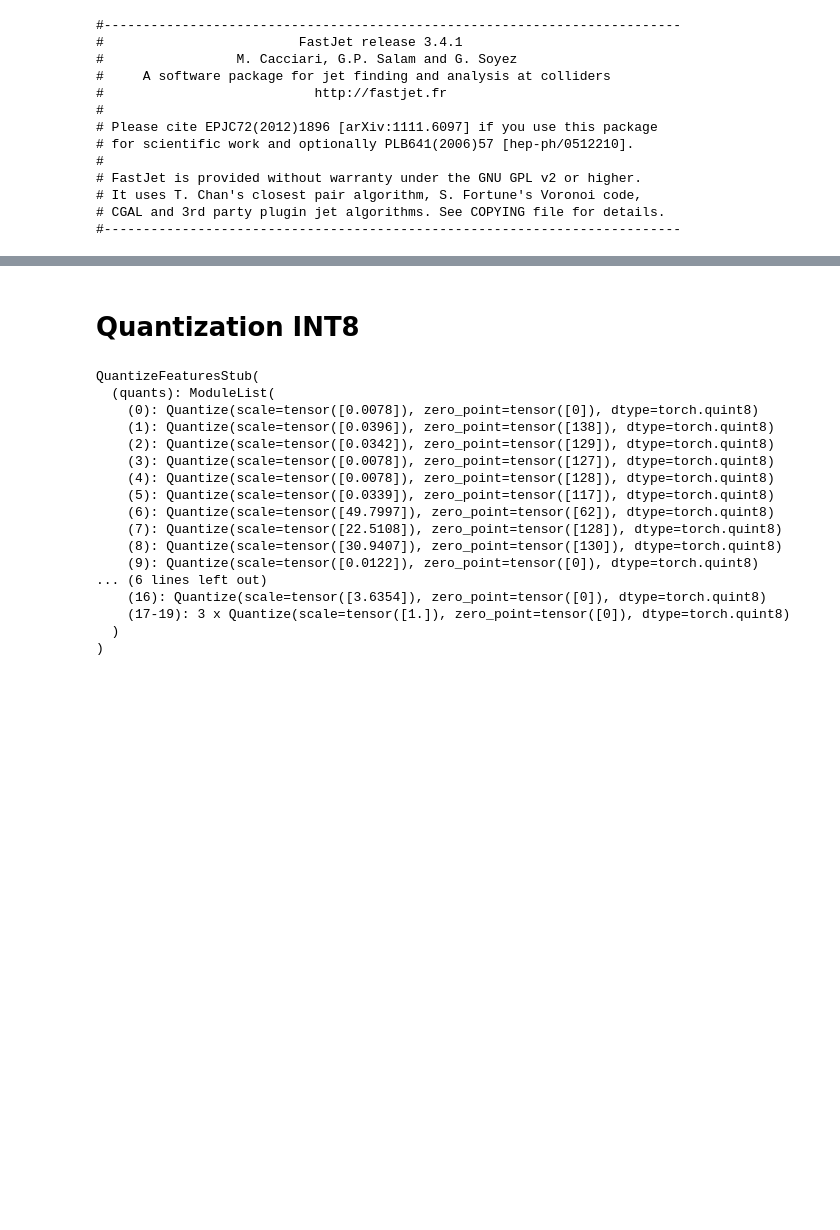
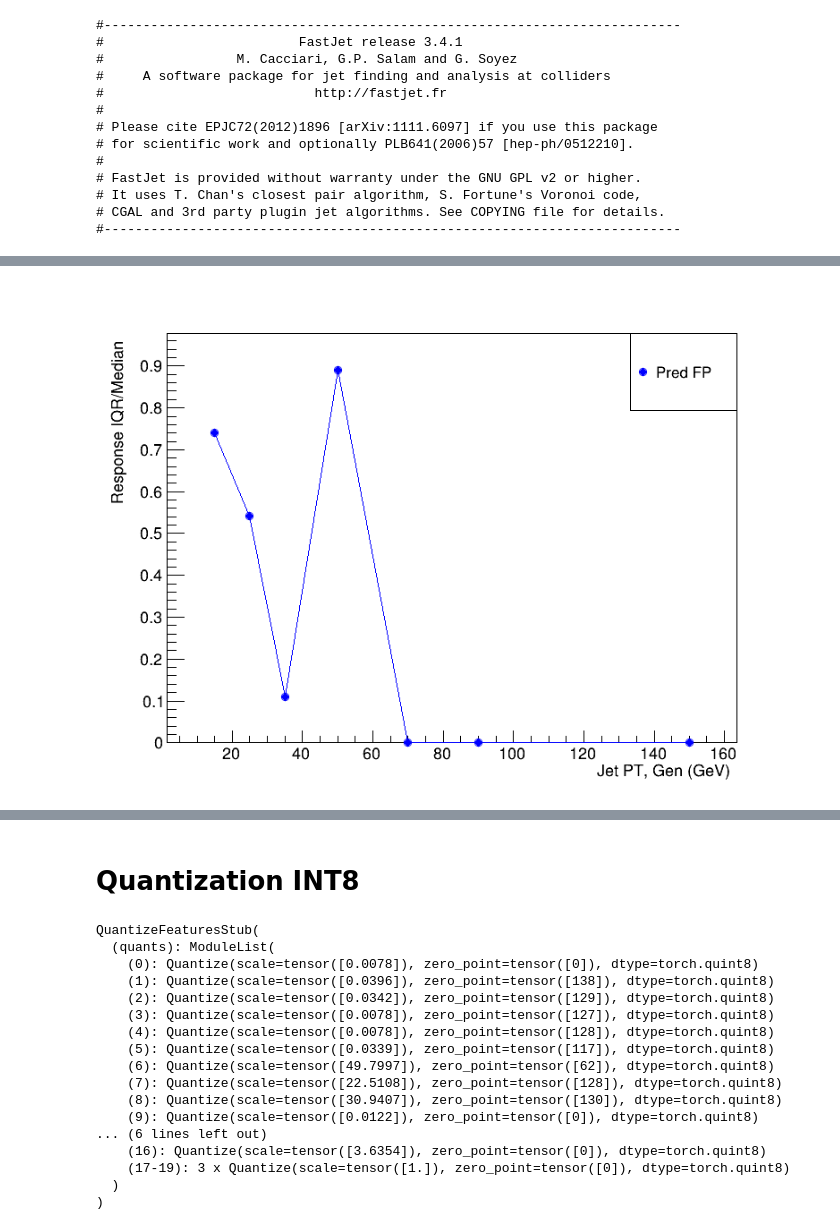
Before and after one commit to raj2022/quantization_prunings, a Jupyter notebook: quantization_pytorch/With Increased Statistics.ipynb, the cells around one changed output, grey strips where cells are left out. Cells and saved outputs as stored; diff of their text form; code cells hidden in the pictures; blank space fills up the shorter version.

```diff
--- a/quantization_pytorch/With Increased Statistics.ipynb
+++ b/quantization_pytorch/With Increased Statistics.ipynb
@@ -1480,0 +1481,75 @@ Warning in <TCanvas::Constructor>: Deleting canvas with same name: canvas
+# %%
+import ROOT
+import numpy as np
+
+# Define bins
+bins = [10, 20, 30, 40, 60, 80, 100, 200]
+
+# Initialize lists to store values
+x_vals = []
+ratio_iqr_median = []
+
+# Iterate over bins
+for i in range(len(bins) - 1):
+    lim_low = bins[i]
+    lim_hi = bins[i + 1]
+    x_vals.append(np.mean([lim_low, lim_hi]))
+
+    # Apply selection to gen_jet indices within the bin
+    selected_indices = [idx for idx, pt in enumerate(gen_jet_pt) if lim_low < pt <= lim_hi]
+
+    # Match selected gen_jet indices to reco_jet values
+    matched_reco_jet_values = [reco_jet_pt[idx] for idx in selected_indices]
+
+    # Check if there are any values in both selected gen_jet_pt and matched reco_jet_pt
+    if len(selected_indices) == 0 or len(matched_reco_jet_values) == 0:
+        # Append NaN values
+        ratio_iqr_median.append(np.nan)
+        continue
+
+    # Calculate IQR and median for matched reco_jet_pt / gen_jet_pt values
+    ratio_values_in_bin = [reco / gen_jet_pt[idx] for reco, idx in zip(matched_reco_jet_values, selected_indices)]
+    ratio_iqr = np.percentile(ratio_values_in_bin, 75) - np.percentile(ratio_values_in_bin, 25)
+    ratio_median = np.median(ratio_values_in_bin)
+    ratio_iqr_median_ratio = ratio_iqr / ratio_median
+    ratio_iqr_median.append(ratio_iqr_median_ratio)
+
+# Filter out NaN values
+x_vals_filtered = [x for x, y in zip(x_vals, ratio_iqr_median) if not np.isnan(y)]
+ratio_iqr_median_filtered = [y for y in ratio_iqr_median if not np.isnan(y)]
+
+# Create a TGraph with filtered values
+gr_ratio = ROOT.TGraph(len(x_vals_filtered), np.array(x_vals_filtered), np.array(ratio_iqr_median_filtered))
+
+# Set the titles to empty strings
+gr_ratio.SetTitle("")
+
+# Create a canvas
+canvas = ROOT.TCanvas("canvas", "Ratio IQR/Median vs Jet pT", 800, 600)
+
+
+# Draw the graph with connecting lines
+gr_ratio.SetMarkerStyle(20)
+gr_ratio.SetMarkerColor(ROOT.kBlue)
+gr_ratio.SetLineColor(ROOT.kBlue)
+gr_ratio.GetXaxis().SetTitle("Jet PT, Gen (GeV)")
+gr_ratio.GetYaxis().SetTitle("Response IQR/Median")
+gr_ratio.Draw("APL")
+
+
+# Get the X and Y axes
+xaxis = gr_ratio.GetXaxis()
+yaxis = gr_ratio.GetYaxis()
+
+# Set tick length for all four axes
+xaxis.SetTickLength(0.03)
+yaxis.SetTickLength(0.03)
+
+# Add legend
+legend = ROOT.TLegend(0.75, 0.75, 0.9, 0.9)
+legend.AddEntry(gr_ratio, "Pred FP", "p")
+legend.Draw()
+
+# Show the canvas
+canvas.Draw()
+# %% [output]
@@ -1481,3 +1557,4 @@ Warning in <TCanvas::Constructor>: Deleting canvas with same name: canvas
+[figure, added]
 # %%
 import numpy as np
 
```
Also changed, not shown: parts of 18 cells of this notebook, 3 other files.
